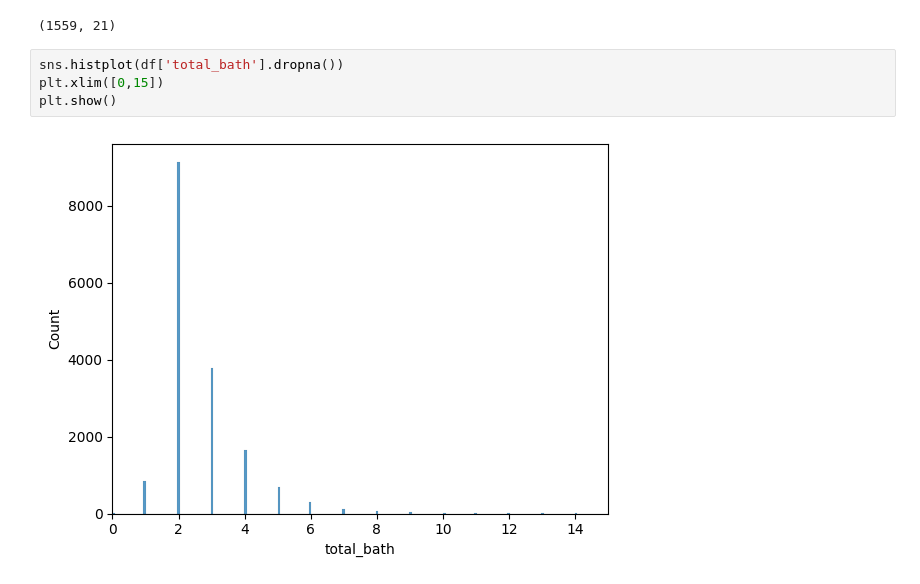
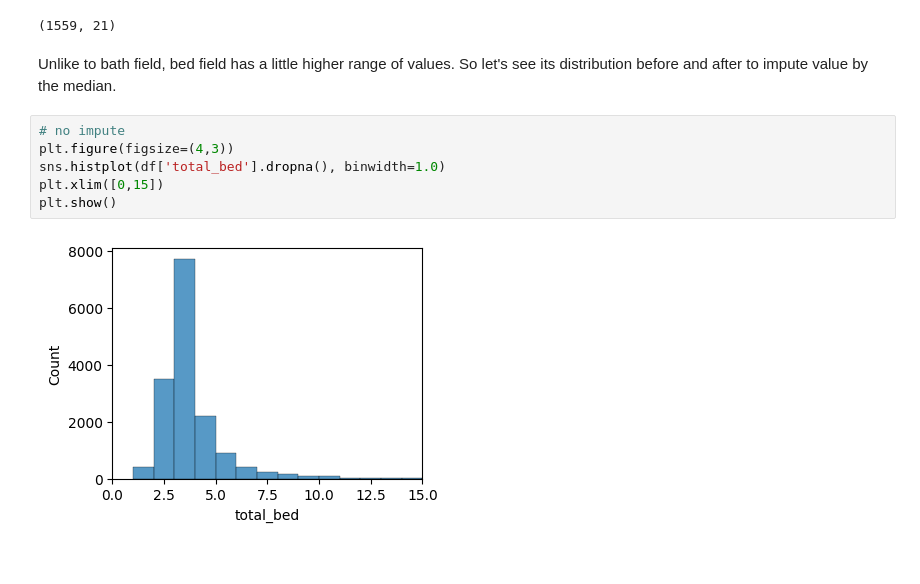
Before and after one commit to HugoGT/Vibi_model, a Jupyter notebook: ETL/urbania.ipynb, the cells around one changed output. Saved outputs shown, nothing was run; the diff lists cells and outputs as text.

```diff
--- a/ETL/urbania.ipynb
+++ b/ETL/urbania.ipynb
@@ -379,9 +379,13 @@ upper_whisker = Q3 + 1.5 * IQR
 df[(df['total_bed'] < lower_whisker)|(df['total_bed'] > upper_whisker)].shape
 # %% [output]
 (1559, 21)
+# %% [markdown]
+Unlike to bath field, bed field has a little higher range of values. So let's see its distribution before and after to impute value by the median.
 # %%
-sns.histplot(df['total_bath'].dropna())
+# no impute
+plt.figure(figsize=(4,3))
+sns.histplot(df['total_bed'].dropna(), binwidth=1.0)
 plt.xlim([0,15])
 plt.show()
 # %% [output]
-[figure, old version]
+[figure, new version]
```
Also changed, not shown: parts of 10 cells of this notebook.
